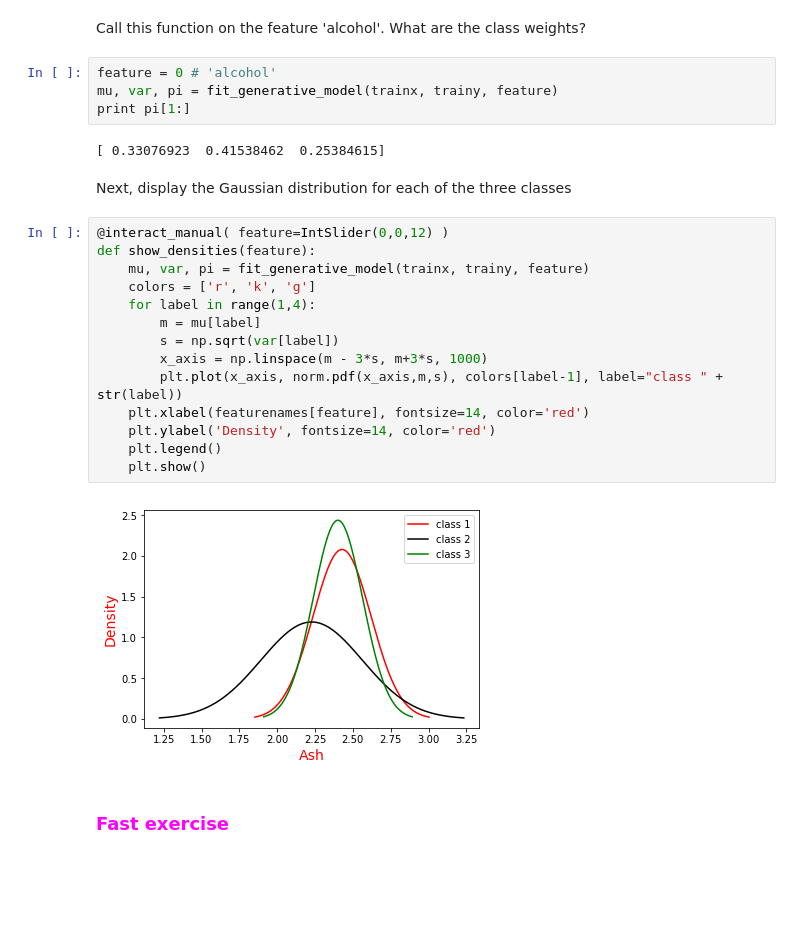
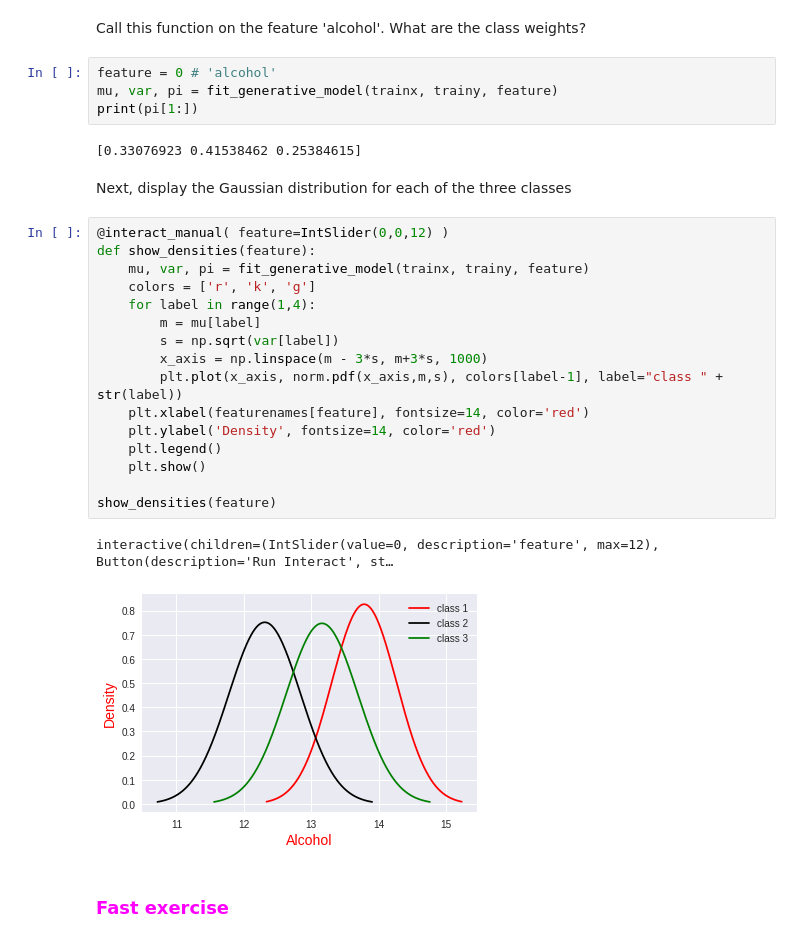
Before and after one commit to vinneenguyen/ucsdx-machine-learning-fundamentals, a Jupyter notebook: Week 02 Generative Modeling I/winery-univariate/winery-classification-univariate.ipynb, the cells around one changed output. Saved outputs shown, nothing was run; the diff lists cells and outputs as text; blank space fills up the shorter version.

```diff
--- a/Week 02 Generative Modeling I/winery-univariate/winery-classification-univariate.ipynb
+++ b/Week 02 Generative Modeling I/winery-univariate/winery-classification-univariate.ipynb
@@ -173,27 +189,30 @@ Call this function on the feature 'alcohol'. What are the class weights?
 # %%
 feature = 0 # 'alcohol'
 mu, var, pi = fit_generative_model(trainx, trainy, feature)
-print pi[1:]
+print(pi[1:])
 # %% [output]
-[ 0.33076923  0.41538462  0.25384615]
+[0.33076923 0.41538462 0.25384615]
 # %% [markdown]
 Next, display the Gaussian distribution for each of the three classes
 # %%
 @interact_manual( feature=IntSlider(0,0,12) )
 def show_densities(feature):
     mu, var, pi = fit_generative_model(trainx, trainy, feature)
     colors = ['r', 'k', 'g']
     for label in range(1,4):
         m = mu[label]
         s = np.sqrt(var[label])
         x_axis = np.linspace(m - 3*s, m+3*s, 1000)
         plt.plot(x_axis, norm.pdf(x_axis,m,s), colors[label-1], label="class " + str(label))
     plt.xlabel(featurenames[feature], fontsize=14, color='red')
     plt.ylabel('Density', fontsize=14, color='red')
     plt.legend()
     plt.show()
+
+show_densities(feature)
 # %% [output]
+interactive(children=(IntSlider(value=0, description='feature', max=12), Button(description='Run Interact', st…
-[figure, old version]
+[figure, new version]
 # %% [markdown]
 ### <font color="magenta">Fast exercise</font>
 # %% [markdown]
```
Also changed, not shown: parts of 9 cells of this notebook.
